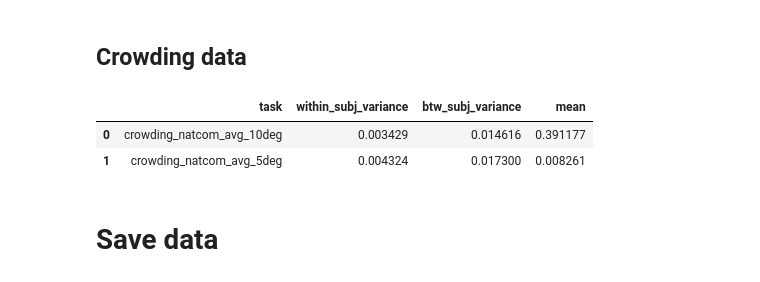
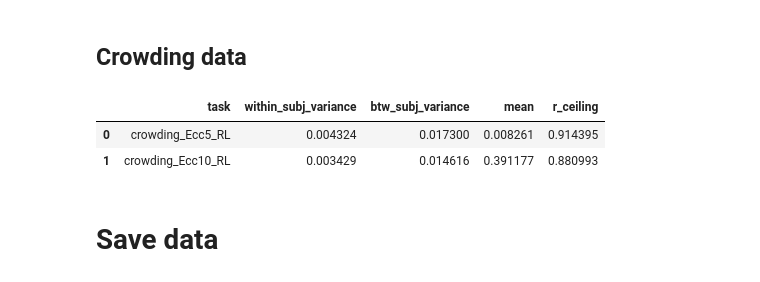
Before and after one commit to fh986/crowding-individual-difference, a Jupyter notebook: compute_var.ipynb, the cells around one changed output. Drawn from its saved outputs; the diff is of its cells as text; code cells hidden in the pictures.

```diff
--- a/compute_var.ipynb
+++ b/compute_var.ipynb
@@ -289,7 +373,7 @@ thresholds_names_read2 = {
         'reading_Desert_block1': ['Desert_1','Desert_2','Desert_3','Desert_4','Desert_5'],
         'reading_Islands_block2': ['Islands_1','Islands_2','Islands_3','Islands_4','Islands_5']}
 
-df_secondSess_reading = getOrdReadingSpeed(dir_secondSess, files_secondSess, thresholds_names_read2, accuracy_criterion_percent=60, wpm_criterion=400)
+df_secondSess_reading = getOrdReadingSpeed(dir_secondSess, files_secondSess, thresholds_names_read2, accuracy_criterion_percent=60, wpm_criterion=100000)
 # %%
 # merge data frames
 df_first_merge = pd.merge(df_firstSess, df_firstSess_vernier, on="prolificID", how="inner")
@@ -544,6 +592,35 @@ df_for_analysis = natCom_data_log.copy()
+# %%
+# Create a new DataFrame with columns that start with 'crowdingDist'
+natCom_crowding = natCom_data.filter(like='crowdingDist')
+natCom_crowding_log = natCom_crowding.apply(np.log10)
+
+natCom_crowding_avgRL_log = pd.DataFrame({
+    'crowding_Ecc5_RL_Ses1': (natCom_crowding_log['crowdingDist_Ecc5_Left_Meridian_Ses1'] +
+                              natCom_crowding_log['crowdingDist_Ecc5_Right_Meridian_Ses1']) / 2,
+	'crowding_Ecc5_RL_Ses2': (natCom_crowding_log['crowdingDist_Ecc5_Left_Meridian_Ses2'] +
+							  natCom_crowding_log['crowdingDist_Ecc5_Right_Meridian_Ses2']) / 2,
+    'crowding_Ecc10_RL_Ses1': (natCom_crowding_log['crowdingDist_Ecc10_Left_Meridian_Ses1'] +
+							  natCom_crowding_log['crowdingDist_Ecc10_Right_Meridian_Ses1']) / 2,
+    'crowding_Ecc10_RL_Ses2': (natCom_crowding_log['crowdingDist_Ecc10_Left_Meridian_Ses2'] +
+							  natCom_crowding_log['crowdingDist_Ecc10_Right_Meridian_Ses2']) / 2
+})
+# %%
+# Create a new DataFrame with the summed columns
+natCom_data_map_sum = pd.DataFrame({
+    'V1_R1': natCom_data['V1_R1_rh'] + natCom_data['V1_R1_lh'],
+    'V1_R2': natCom_data['V1_R2_rh'] + natCom_data['V1_R2_lh'],
+    'V2_R1': natCom_data['V2_R1_rh'] + natCom_data['V2_R1_lh'],
+    'V2_R2': natCom_data['V2_R2_rh'] + natCom_data['V2_R2_lh'],
+    'V3_R1': natCom_data['V3_R1_rh'] + natCom_data['V3_R1_lh'],
+    'V3_R2': natCom_data['V3_R2_rh'] + natCom_data['V3_R2_lh'],
+    'V4_R1': natCom_data['V4_R1_rh'] + natCom_data['V4_R1_lh'],
+    'V4_R2': natCom_data['V4_R2_rh'] + natCom_data['V4_R2_lh']
+})
+natCom_data_map_sum_log = natCom_data_map_sum.apply(np.log10)
 # %% [markdown]
 ## Map size data
 # %%
+df_for_analysis = natCom_data_map_sum_log.copy()
 brain_prefixes = ['V1', 'V2', 'V3', 'V4']
 
 brain_df = gather_results(df_for_analysis, brain_prefixes)
@@ -572,14 +638,15 @@ df_for_analysis['crowding_natcom_avg_5deg_session2'] = (df_for_analysis['crowdin
 # %%
-task_prefixes = ['crowding_natcom_avg_10deg', 'crowding_natcom_avg_5deg']
+df_for_analysis = natCom_crowding_avgRL_log.copy()
+task_prefixes = ['crowding_Ecc5_RL', 'crowding_Ecc10_RL']
 
 crowding_natcom_df = gather_results(df_for_analysis, task_prefixes)
 display(crowding_natcom_df)
 
 variance_df = pd.concat([variance_df, crowding_natcom_df], ignore_index=True)
 # %% [output]
-|  | task | within_subj_variance | btw_subj_variance | mean |
-| 0 | crowding_natcom_avg_10deg | 0.003429 | 0.014616 | 0.391177 |
-| 1 | crowding_natcom_avg_5deg | 0.004324 | 0.017300 | 0.008261 |
+|  | task | within_subj_variance | btw_subj_variance | mean | r_ceiling |
+| 0 | crowding_Ecc5_RL | 0.004324 | 0.017300 | 0.008261 | 0.914395 |
+| 1 | crowding_Ecc10_RL | 0.003429 | 0.014616 | 0.391177 | 0.880993 |
 # %% [markdown]
 # Save data
 # %%
```
Also changed, not shown: parts of 10 cells of this notebook.
